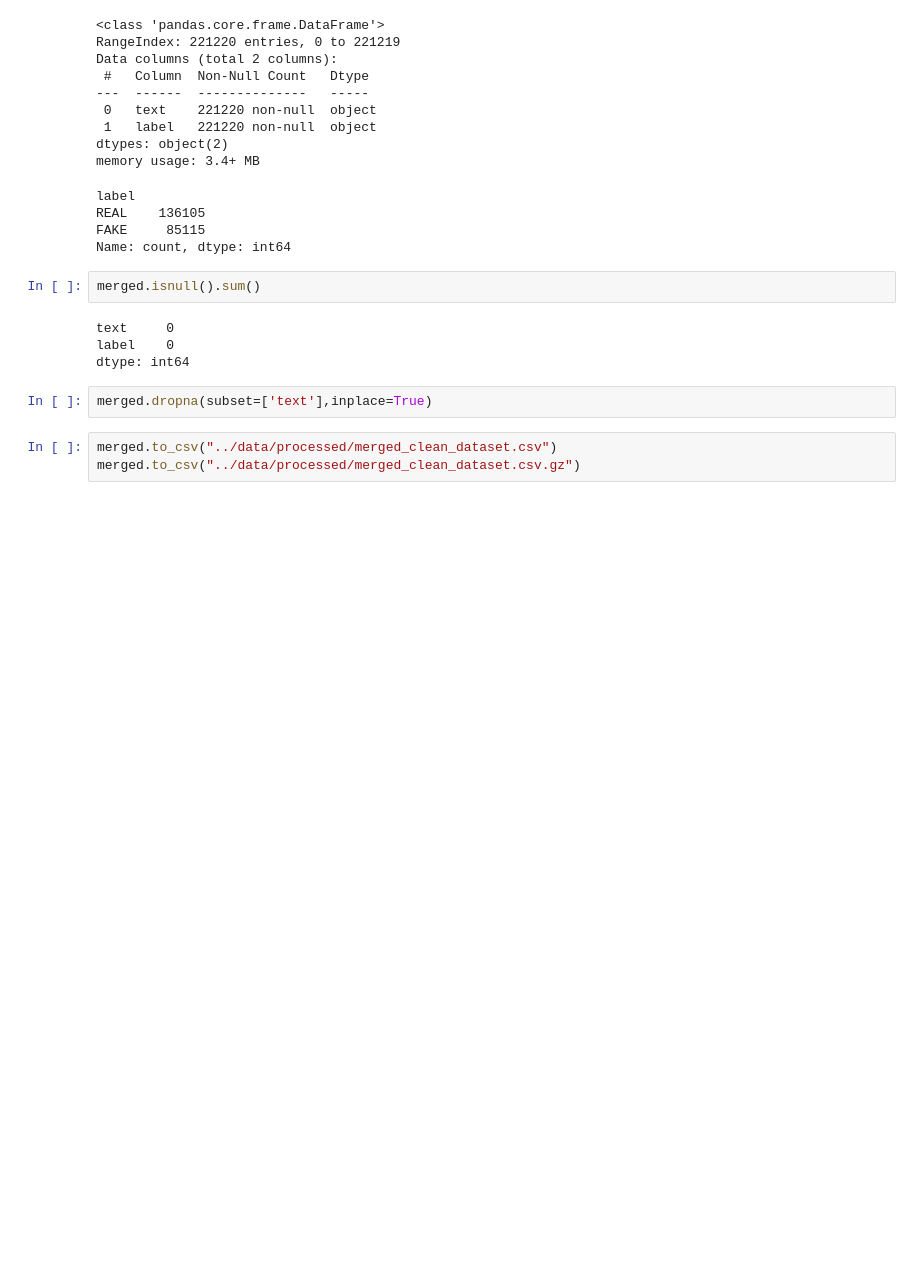
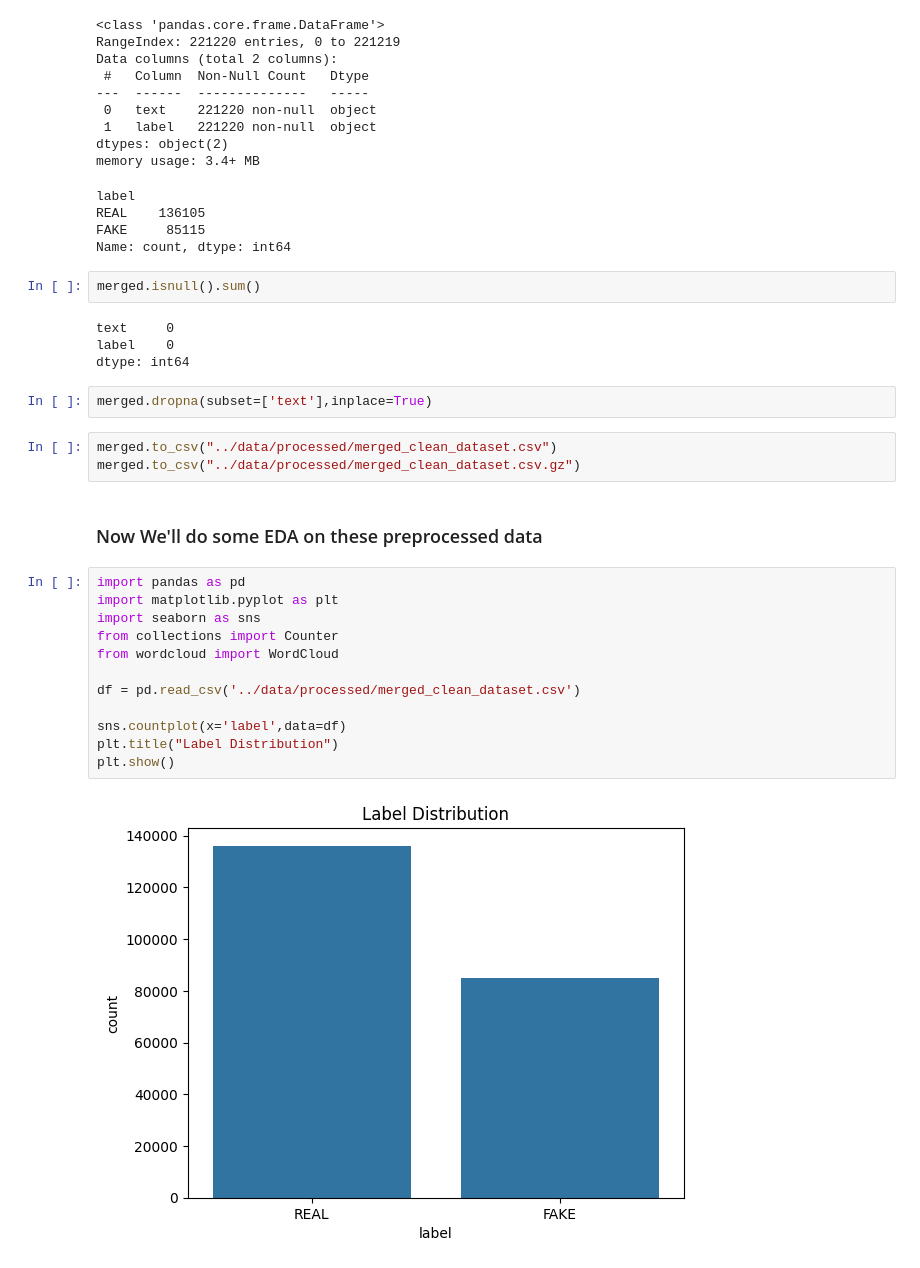
Before and after one commit to naheelkk/Factify, a Jupyter notebook: notebooks/01_data_exploration.ipynb, the cells around one changed output. Saved outputs shown, nothing was run; the diff lists cells and outputs as text; blank space fills up the shorter version.

Commit message:
EDA: hisplot and countplot

```diff
--- a/notebooks/01_data_exploration.ipynb
+++ b/notebooks/01_data_exploration.ipynb
@@ -146,3 +146,19 @@ merged.dropna(subset=['text'],inplace=True)
 # %%
 merged.to_csv("../data/processed/merged_clean_dataset.csv")
 merged.to_csv("../data/processed/merged_clean_dataset.csv.gz")
+# %% [markdown]
+### Now We'll do some EDA on these preprocessed data
+# %%
+import pandas as pd
+import matplotlib.pyplot as plt
+import seaborn as sns
+from collections import Counter
+from wordcloud import WordCloud
+
+df = pd.read_csv('../data/processed/merged_clean_dataset.csv')
+
+sns.countplot(x='label',data=df)
+plt.title("Label Distribution")
+plt.show()
+# %% [output]
+[figure, added]
```
Also changed, not shown: parts of 1 cell of this notebook.
